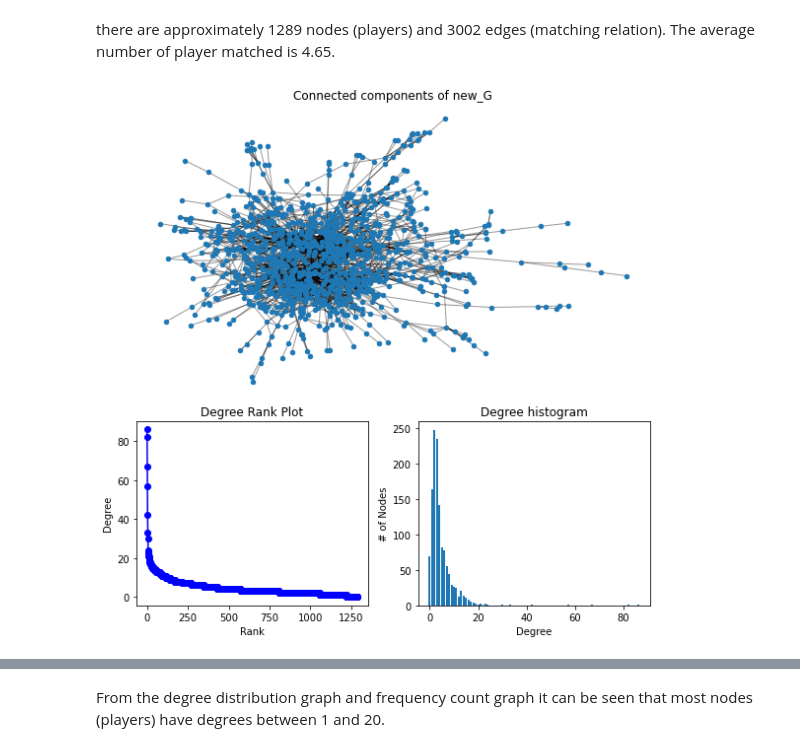
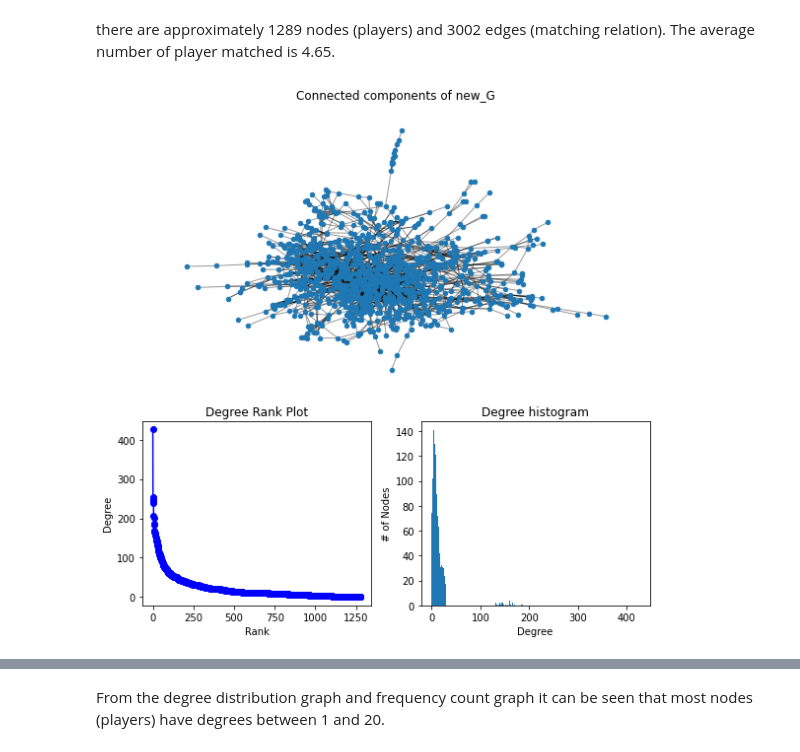
Before and after one commit to StayFN/LolAnalytics.gg, a Jupyter notebook: Data_analysis_basic.ipynb, the cells around one changed output, grey strips where cells are left out. Drawn from its saved outputs; the diff is of its cells as text; code cells hidden in the pictures.

```diff
--- a/Data_analysis_basic.ipynb
+++ b/Data_analysis_basic.ipynb
@@ -321,37 +318,37 @@ import matplotlib.pyplot as plt
 
 #G = nx.gnp_random_graph(100, 0.02, seed=10374196)
 
-degree_sequence = sorted((d for n, d in new_G.degree()), reverse=True)
+degree_sequence = sorted((d for n, d in new_G.degree(weight="weight")), reverse=True)
 dmax = max(degree_sequence)
 
 fig = plt.figure("Degree of G", figsize=(8, 8))
 # Create a gridspec for adding subplots of different sizes
 axgrid = fig.add_gridspec(5, 4)
 
 ax0 = fig.add_subplot(axgrid[0:3, :])
 Gcc = new_G.subgraph(sorted(nx.connected_components(new_G), key=len, reverse=True)[0])
 pos = nx.spring_layout(Gcc, seed=10396953)
 nx.draw_networkx_nodes(Gcc, pos, ax=ax0, node_size=20)
 nx.draw_networkx_edges(Gcc, pos, ax=ax0, alpha=0.4)
 ax0.set_title("Connected components of new_G")
 ax0.set_axis_off()
 
 ax1 = fig.add_subplot(axgrid[3:, :2])
 ax1.plot(degree_sequence, "b-", marker="o")
 ax1.set_title("Degree Rank Plot")
 ax1.set_ylabel("Degree")
 ax1.set_xlabel("Rank")
 
 ax2 = fig.add_subplot(axgrid[3:, 2:])
 ax2.bar(*np.unique(degree_sequence, return_counts=True))
 ax2.set_title("Degree histogram")
 ax2.set_xlabel("Degree")
 ax2.set_ylabel("# of Nodes")
 
 fig.tight_layout()
 plt.show()
 # %% [output]
-[figure, old version]
+[figure, new version]
 # %%
 degree_freq = nx.degree_histogram(new_G)
 degrees = range(len(degree_freq))
```
Also changed, not shown: parts of 20 cells of this notebook, 1 other file.
